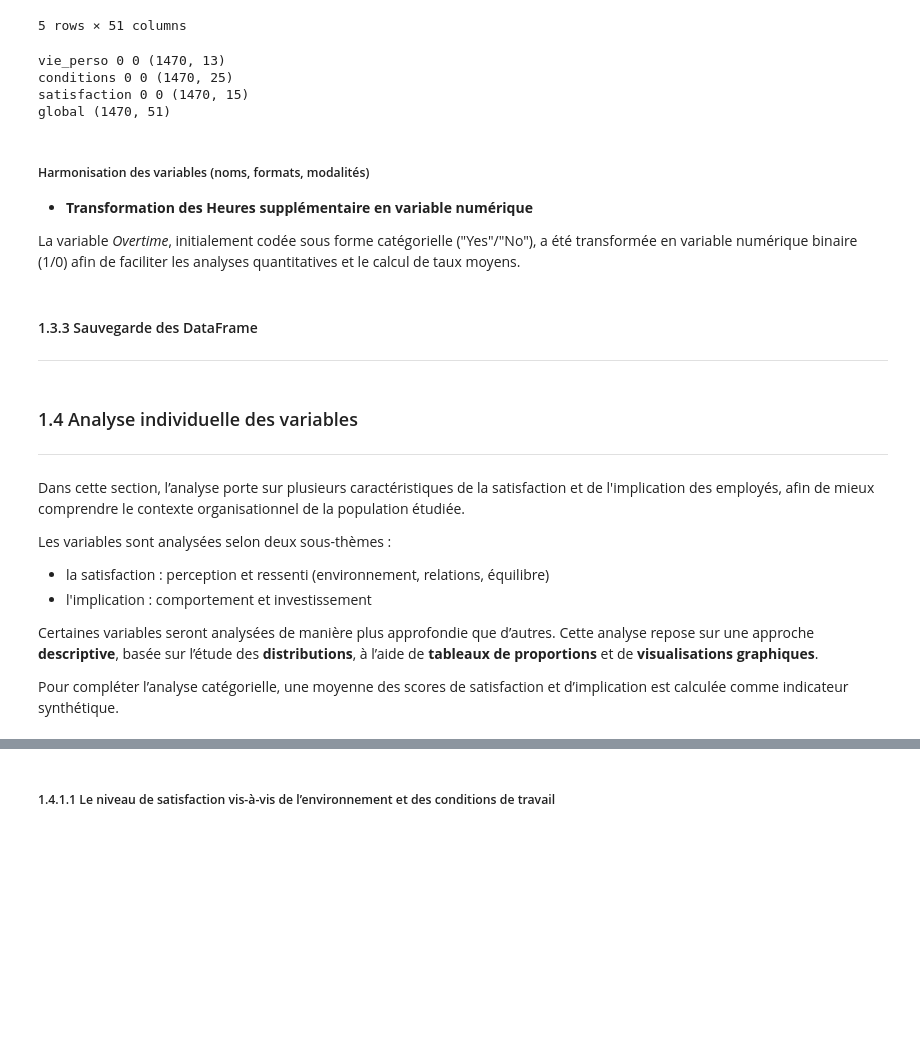
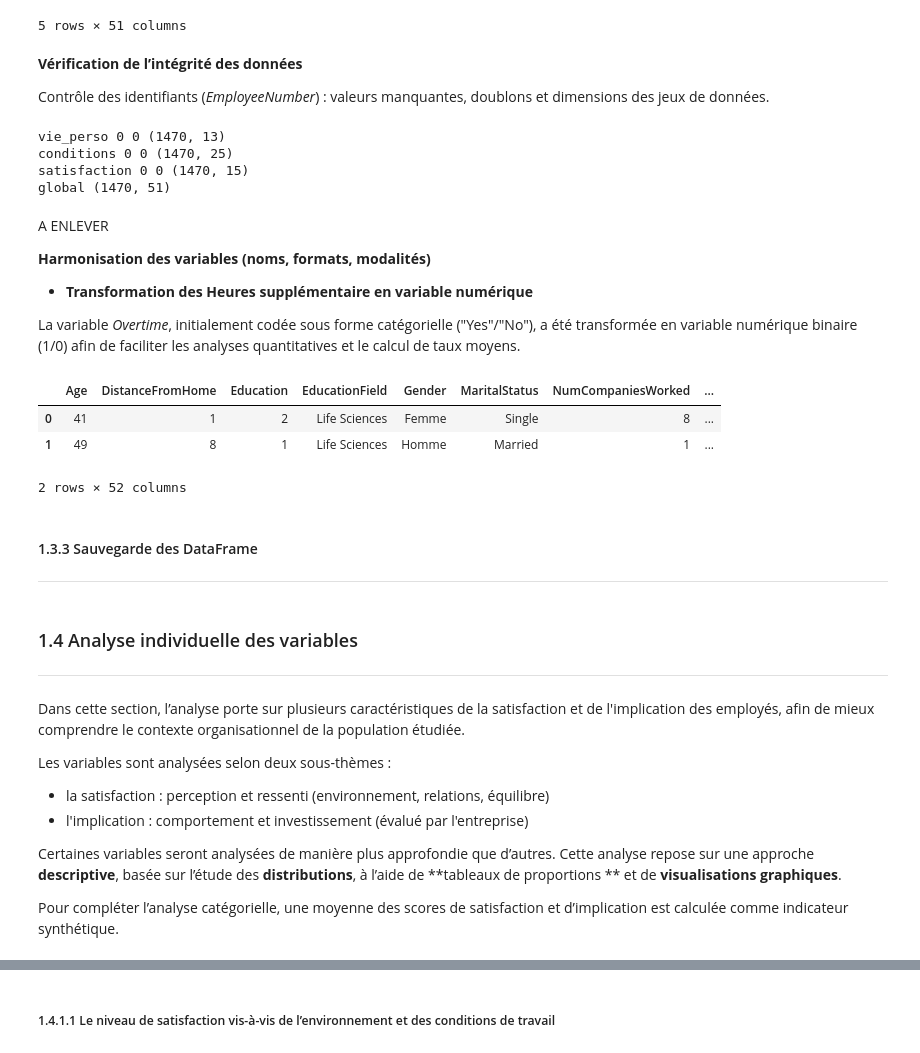
Before and after one commit to Kemuri15/employee-attrition-analysis, a Jupyter notebook: notebooks/05_axe_3_satisfaction_implication.ipynb, the cells around one changed output, grey strips where cells are left out. Cells and saved outputs as stored; diff of their text form; code cells hidden in the pictures; blank space fills up the shorter version.

```diff
--- a/notebooks/05_axe_3_satisfaction_implication.ipynb
+++ b/notebooks/05_axe_3_satisfaction_implication.ipynb
@@ -153,37 +160,0 @@ Une valeur plus élevée correspond systématiquement à une perception ou une
-# %%
-# Satisfaction_label
-
-satifaction_label = {1 : "Faible",
-                    2 :  "Moyenne",
-                    3 : "Élevée",
-                    4 : "Trés élevée"}
-
-df_satisfaction_implication[["EnvironmentSatisfaction_label","JobSatisfaction_label","RelationshipSatisfaction_label"]] = df_satisfaction_implication[["EnvironmentSatisfaction","JobSatisfaction","RelationshipSatisfaction"]].replace(satifaction_label)
-
-# worklifebalance
-worklife_label =   {1: "Insatisfaisant",
-                    2: "Satisfaisant",
-                    3: "Bon",
-                    4: "Excellent"}
-
-
-df_satisfaction_implication["WorkLifeBalance_label"] = df_satisfaction_implication["WorkLifeBalance"].replace(worklife_label)
-
-# engagement_label
-
-JobInvolvement_label =  {1 : "Faible",
-                        2 :  "Modéré",
-                        3 : "Élevé",
-                        4 : "Trés élevé"}
-
-df_satisfaction_implication["JobInvolvement_label"] = df_satisfaction_implication["JobInvolvement"].replace(JobInvolvement_label)
-
-# PerformanceRating
-
-PerformanceRating_label =  {1 : "Faible",
-                            2 : "Bonne",
-                            3 : "Excellente",
-                            4 : "Exceptionnelle"}
-df_satisfaction_implication["PerformanceRating_label"] = df_satisfaction_implication["PerformanceRating"].replace(PerformanceRating_label)
-
-df_satisfaction_implication.head()
@@ -196,0 +161,4 @@ df_satisfaction_implication.head()
+# %%
+df_satisfaction_implication = prepare_satisfaction_variables(df_satisfaction_implication)
+
+df_satisfaction_implication.head()
@@ -245,5 +219,5 @@ df_vie_perso = pd.read_parquet("C:/Users/Kemu/Documents/Formation/Projet Pro Dat
 # %%
-df_global = (df_vie_perso
+df_global = (df_conditions_personnelles
              .merge(df_conditions_travail, on="EmployeeNumber", how="inner",validate="one_to_one")
              .merge(df_satisfaction_implication, on="EmployeeNumber",how="inner", validate="one_to_one"))
 df_global.head()
@@ -255,4 +229,8 @@ df_global.head()
 | 3 | 33 | 3 | 4 | Life Sciences | Femme | Married | 1 | ... |
 | 4 | 27 | 2 | 1 | Medical | Homme | Married | 9 | ... |
 5 rows × 51 columns
+# %% [markdown]
+**Vérification de l’intégrité des données**
+
+Contrôle des identifiants (*EmployeeNumber*) : valeurs manquantes, doublons et dimensions des jeux de données.
 # %%
@@ -268,14 +246,21 @@ conditions 0 0 (1470, 25)
 satisfaction 0 0 (1470, 15)
 global (1470, 51)
 # %% [markdown]
-##### Harmonisation des variables (noms, formats, modalités)
+A ENLEVER
+
+**Harmonisation des variables (noms, formats, modalités)**
 
 - **Transformation des Heures supplémentaire en variable numérique**
 
 La variable *Overtime*, initialement codée sous forme catégorielle ("Yes"/"No"), a été transformée en variable numérique binaire (1/0) afin de faciliter les analyses quantitatives et le calcul de taux moyens.
 # %%
-["OverTime_num"]= df_global["OverTime"].map({"No": 0, "Yes": 1})
+df_global["OverTime_num"]= df_global["OverTime"].map({"No": 0, "Yes": 1})
 df_global.head(2)
+# %% [output]
+|  | Age | DistanceFromHome | Education | EducationField | Gender | MaritalStatus | NumCompaniesWorked | ... |
+| 0 | 41 | 1 | 2 | Life Sciences | Femme | Single | 8 | ... |
+| 1 | 49 | 8 | 1 | Life Sciences | Homme | Married | 1 | ... |
+2 rows × 52 columns
 # %% [markdown]
 #### 1.3.3 Sauvegarde des DataFrame
 ---
@@ -290,10 +275,10 @@ Dans cette section, l’analyse porte sur plusieurs caractéristiques de la sati
 
 Les variables sont analysées selon deux sous-thèmes :
 - la satisfaction :  perception et ressenti (environnement, relations, équilibre)
-- l'implication : comportement et investissement
+- l'implication : comportement et investissement (évalué par l'entreprise)
 
 Certaines variables seront analysées de manière plus approfondie que d’autres.
-Cette analyse repose sur une approche **descriptive**, basée sur l’étude des **distributions**, à l’aide de **tableaux de proportions** et de **visualisations graphiques**.
+Cette analyse repose sur une approche **descriptive**, basée sur l’étude des **distributions**, à l’aide de **tableaux de proportions ** et de **visualisations graphiques**.
 
 Pour compléter l’analyse catégorielle, une moyenne des scores de satisfaction et d’implication est calculée comme indicateur synthétique.
 # %% [markdown]
```
Also changed, not shown: parts of 21 cells of this notebook, 5 other files.
